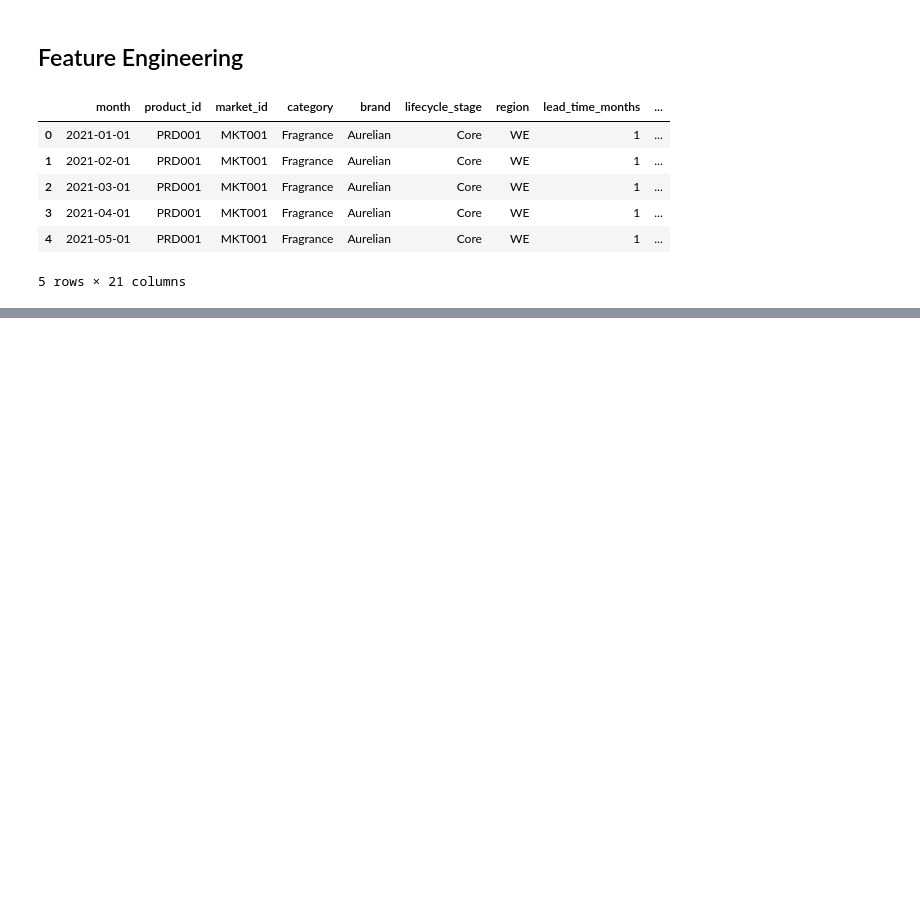
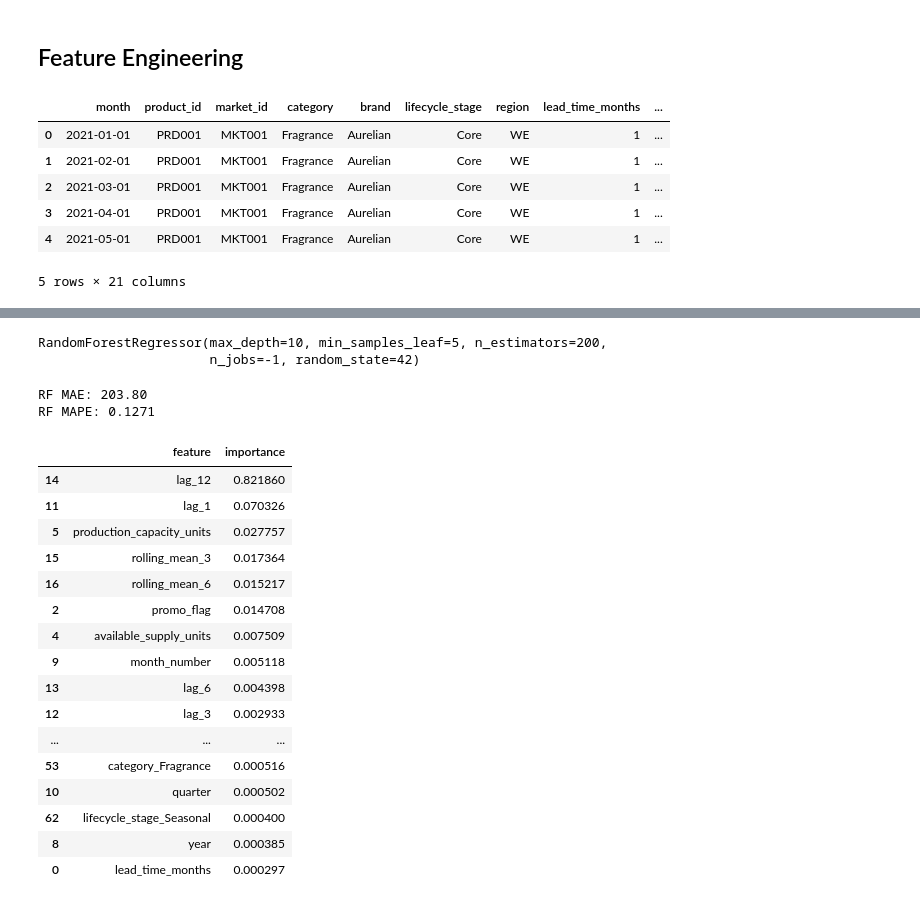
Before and after one commit to nachospreafico/supply-constrained-demand-forecasting-engine, a Jupyter notebook: notebooks/03_machine_learning_forecasting.ipynb, the cells around one changed output, grey strips where cells are left out. Drawn from its saved outputs; the diff is of its cells as text; code cells hidden in the pictures; blank space fills up the shorter version.

Commit message:
Implement ML forecasting models and finalize model benchmarking

```diff
--- a/notebooks/03_machine_learning_forecasting.ipynb
+++ b/notebooks/03_machine_learning_forecasting.ipynb
@@ -141,0 +315,8 @@ df.head()
+# %%
+train = df_model_encoded[
+    df_model_encoded["month"] < "2025-01-01"
+]
+
+test = df_model_encoded[
+    df_model_encoded["month"] >= "2025-01-01"
+]
@@ -141,0 +339,5 @@ df.head()
+# %%
+rf.fit(X_train, y_train)
+# %% [output]
+RandomForestRegressor(max_depth=10, min_samples_leaf=5, n_estimators=200,
+                      n_jobs=-1, random_state=42)
@@ -141,0 +346,44 @@ df.head()
+# %%
+rf_mae = mean_absolute_error(
+    y_true=y_test,
+    y_pred=rf_predictions
+)
+
+rf_mape = mean_absolute_percentage_error(
+    y_true=y_test,
+    y_pred=rf_predictions
+)
+
+print(f"RF MAE: {rf_mae:,.2f}")
+print(f"RF MAPE: {rf_mape:.4f}")
+# %% [output]
+RF MAE: 203.80
+RF MAPE: 0.1271
+# %%
+feature_importance = (
+    pd.DataFrame({
+        "feature": X_train.columns,
+        "importance": rf.feature_importances_
+    })
+    .sort_values("importance", ascending=False)
+)
+
+feature_importance.head(20)
+# %% [output]
+|  | feature | importance |
+| 14 | lag_12 | 0.821860 |
+| 11 | lag_1 | 0.070326 |
+| 5 | production_capacity_units | 0.027757 |
+| 15 | rolling_mean_3 | 0.017364 |
+| 16 | rolling_mean_6 | 0.015217 |
+| 2 | promo_flag | 0.014708 |
+| 4 | available_supply_units | 0.007509 |
+| 9 | month_number | 0.005118 |
+| 13 | lag_6 | 0.004398 |
+| 12 | lag_3 | 0.002933 |
+| ... | ... | ... |
+| 53 | category_Fragrance | 0.000516 |
+| 10 | quarter | 0.000502 |
+| 62 | lifecycle_stage_Seasonal | 0.000400 |
+| 8 | year | 0.000385 |
+| 0 | lead_time_months | 0.000297 |
```
Also changed, not shown: parts of 28 cells of this notebook, 1 other file.
